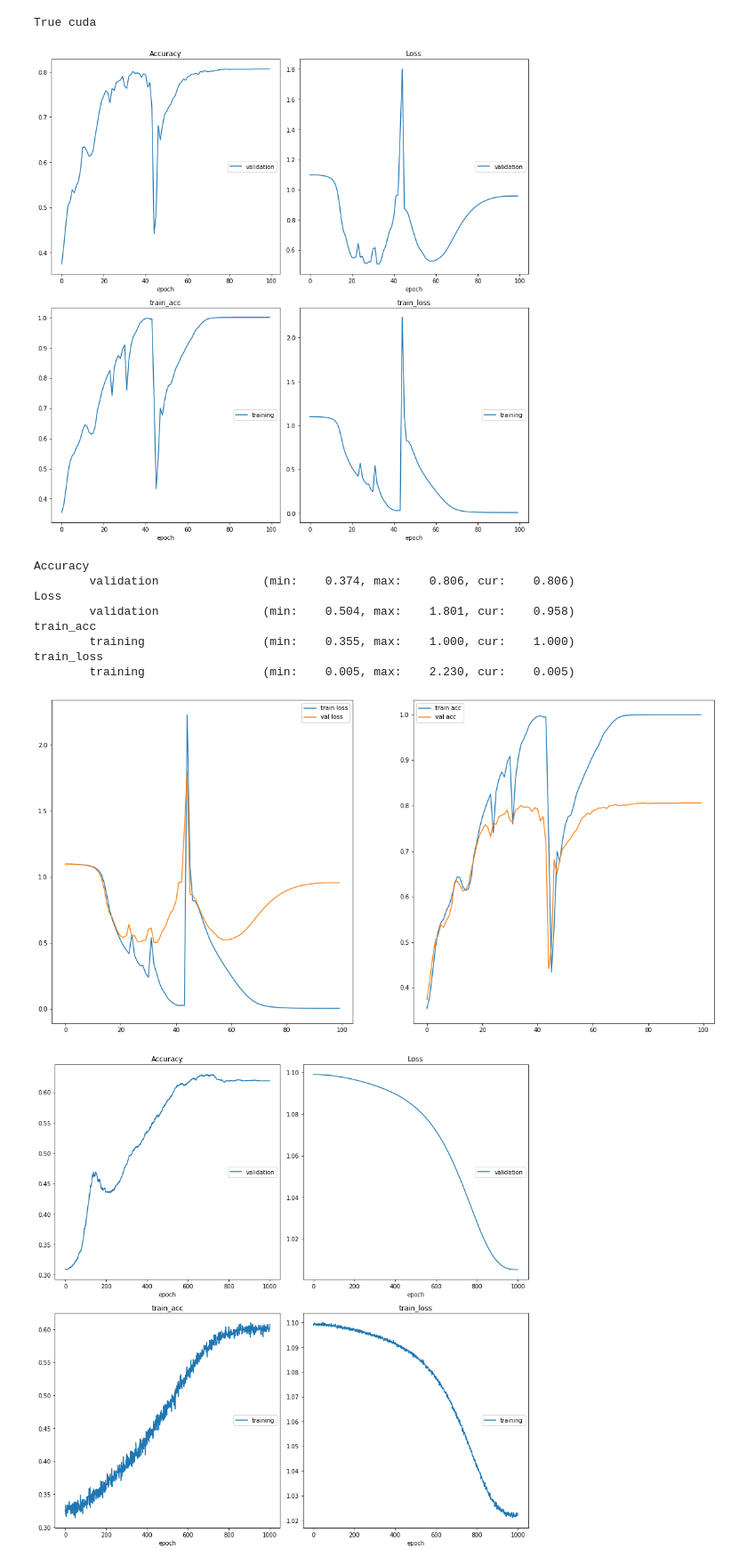
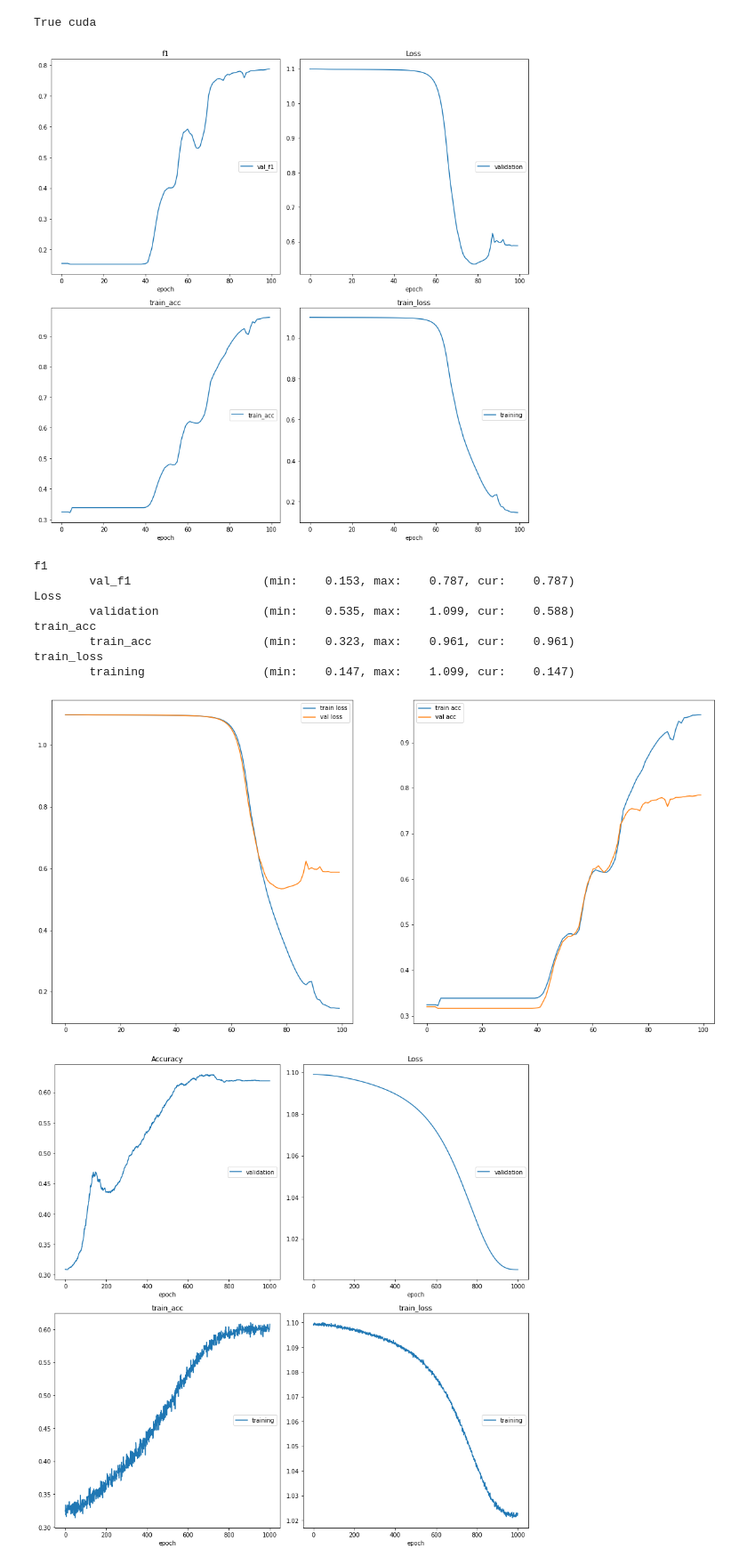
Before and after one commit to deepdrivepl/aicrowd-blitz-faces-2022, a Jupyter notebook: sentiment-cls/pytorch-sentiment.ipynb, the cells around one changed output. Shown at 89% size. Cells and saved outputs as stored; diff of their text form; code cells hidden in the pictures.

```diff
--- a/sentiment-cls/pytorch-sentiment.ipynb
+++ b/sentiment-cls/pytorch-sentiment.ipynb
@@ -111,31 +111,21 @@ class NetDDD3(nn.Module):
     def __init__(self):
         super(NetDDD3, self).__init__()
         self.m = nn.Sequential(nn.Linear(512, 2048),
-                                   nn.ReLU(),
+                                   nn.LeakyReLU(),
                                    nn.Linear(2048,2048),
-                                   nn.ReLU(),
+                                   nn.LeakyReLU(),
                                    nn.Linear(2048,2048),
-                                   nn.ReLU(),
+                                   nn.LeakyReLU(),
                                    nn.Linear(2048,2048),
-                                   nn.ReLU(),
+                                   nn.LeakyReLU(),
                                    nn.Linear(2048,2048),
-                                   nn.ReLU(),
+                                   nn.LeakyReLU(),
                                    nn.Linear(2048,2048),
-                                   nn.ReLU(),
+                                   nn.LeakyReLU(),
                                    nn.Linear(2048,2048),
-                                   nn.ReLU(),
+                                   nn.LeakyReLU(),
                                    nn.Linear(2048,2048),
-                                   nn.ReLU(),
-                                   nn.Linear(2048,2048),
-                                   nn.ReLU(),
-                                   nn.Linear(2048,2048),
-                                   nn.ReLU(),
-                                   nn.Linear(2048,2048),
-                                   nn.ReLU(),
-                                   nn.Linear(2048,2048),
-                                   nn.ReLU(),
-                                   nn.Linear(2048,2048),
-                                   nn.ReLU(),
+                                   nn.LeakyReLU(),
                                    nn.Linear(2048,3))
 
     def forward(self, x):
@@ -218,7 +208,7 @@ class Net(nn.Module):
         a = torch.cat((self.m1(x),self.m2(x),self.m3(x),self.m4(x),self.m5(x)),1)
         return self.fc(nn.Dropout(0.3)(nn.ReLU()(a)))
 
-model = NetDDD2().to(device)
+model = NetDDD3().to(device)
 lr = 3e-2
 optimizer = torch.optim.SGD(model.parameters(), lr=lr)
 scheduler = torch.optim.lr_scheduler.OneCycleLR(optimizer, max_lr=lr, steps_per_epoch=len(train_loader), epochs=epochs)
@@ -255,6 +245,7 @@ for epoch in range(1, epochs + 1):
     model.eval()
     val_loss = 0
     correct = 0
+    val_f1 = 0
     with torch.no_grad():
         for data, target in val_loader:
             data, target = data.to(device), target.to(device)
@@ -264,44 +255,49 @@ for epoch in range(1, epochs + 1):
             pred = output.argmax(dim=1, keepdim=True)
             correct += pred.eq(target.view_as(pred)).sum().item()
 
+            val_f1+=f1_score(target.view_as(pred).cpu(), pred.cpu(), average='weighted')
+
 
     val_loss /= float(len(val_loader))
     val_acc = correct / len(val_loader.dataset)
     val_losses.append(val_loss)
     val_accs.append(val_acc)
 
+    val_f1 /= float(len(val_loader))
+
     logs={}
     logs['train_loss'] = train_loss
     logs['val_loss'] = val_loss
     logs['train_acc'] = acc
-    logs['val_acc'] = val_acc
+#     logs['val_acc'] = val_acc
+    logs['val_f1'] = val_f1
 
     liveloss.update(logs)
     if epoch%5==0:
         liveloss.send()
 #     if epoch%10==0:
 #         print("Epoch %3d Train loss: %f Acc: %f    Val loss: %f Acc: %f"%(epoch, train_loss, acc, val_loss, val_acc))
 plt.figure(figsize=(20,10))
 plt.subplot(1,2,1)
 plt.plot(train_losses, label='train loss')
 plt.plot(val_losses, label='val loss')
 plt.legend();
 plt.subplot(1,2,2)
 plt.plot(train_accs, label='train acc')
 plt.plot(val_accs, label='val acc')
 plt.legend();
 # plt.ylim(0,1);
 # %% [output]
-[figure, old version]
+[figure, new version]
-Accuracy
-        validation               (min:    0.374, max:    0.806, cur:    0.806)
+f1
+        val_f1                   (min:    0.153, max:    0.787, cur:    0.787)
 Loss
-        validation               (min:    0.504, max:    1.801, cur:    0.958)
+        validation               (min:    0.535, max:    1.099, cur:    0.588)
 train_acc
-        training                 (min:    0.355, max:    1.000, cur:    1.000)
+        train_acc                (min:    0.323, max:    0.961, cur:    0.961)
 train_loss
-        training                 (min:    0.005, max:    2.230, cur:    0.005)
+        training                 (min:    0.147, max:    1.099, cur:    0.147)
-[figure, old version]
+[figure, new version]
 # %%
 # epochs=1000
 # batch_size=1000
```
Also changed, not shown: parts of 1 cell of this notebook.
